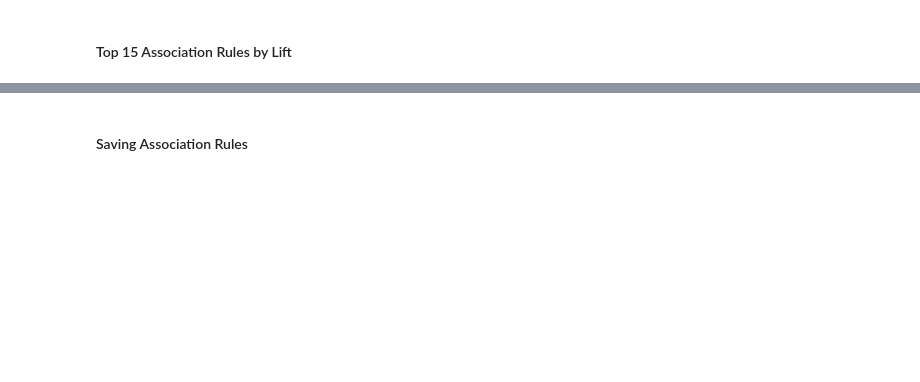
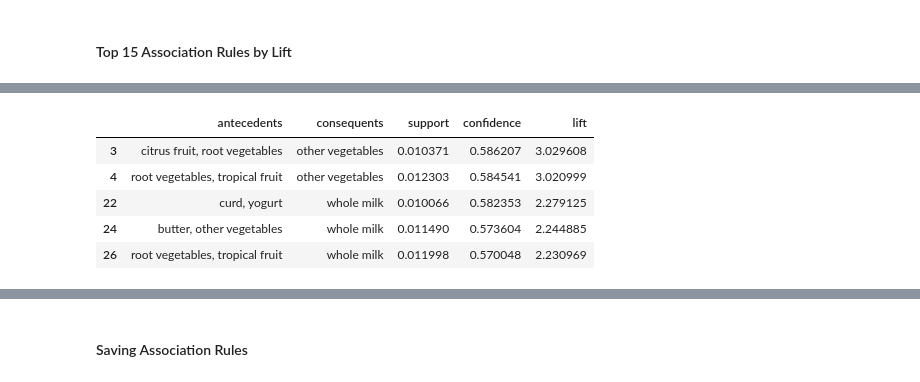
Before and after one commit to jimmy073/dm-associationRule, a Jupyter notebook: groceries_association_rules.ipynb, the cells around one changed output, grey strips where cells are left out. Saved outputs shown, nothing was run; the diff lists cells and outputs as text; code cells hidden in the pictures; blank space fills up the shorter version.

```diff
--- a/groceries_association_rules.ipynb
+++ b/groceries_association_rules.ipynb
@@ -179,9 +229,16 @@ rules_display.head(15)
 # %%
 # Highest Confidence Rules
 rules_display.sort_values(
     "confidence",
     ascending=False
-).head(3)
+).head(5)
+# %% [output]
+|  | antecedents | consequents | support | confidence | lift |
+| 3 | citrus fruit, root vegetables | other vegetables | 0.010371 | 0.586207 | 3.029608 |
+| 4 | root vegetables, tropical fruit | other vegetables | 0.012303 | 0.584541 | 3.020999 |
+| 22 | curd, yogurt | whole milk | 0.010066 | 0.582353 | 2.279125 |
+| 24 | butter, other vegetables | whole milk | 0.011490 | 0.573604 | 2.244885 |
+| 26 | root vegetables, tropical fruit | whole milk | 0.011998 | 0.570048 | 2.230969 |
 # %%
 # Highest Support Rules
 rules_display.sort_values(
```
Also changed, not shown: parts of 13 cells of this notebook, 1 other file.
